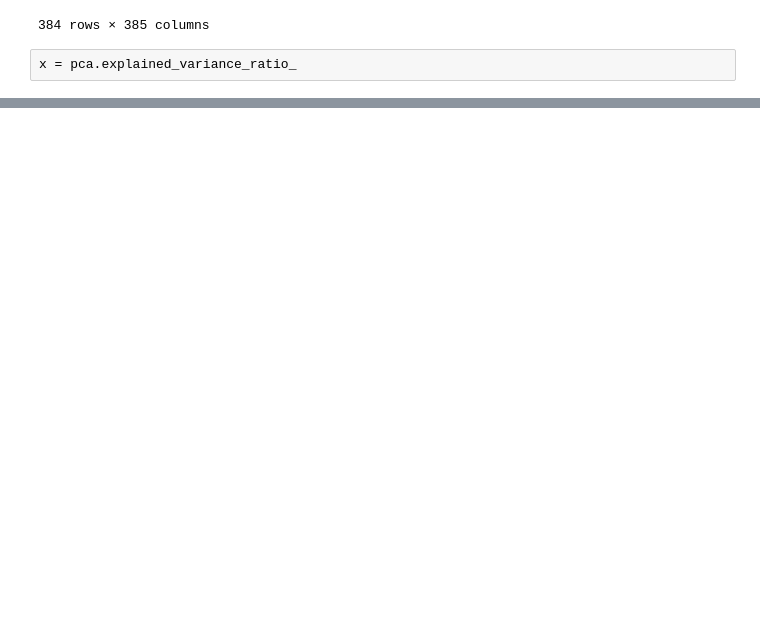
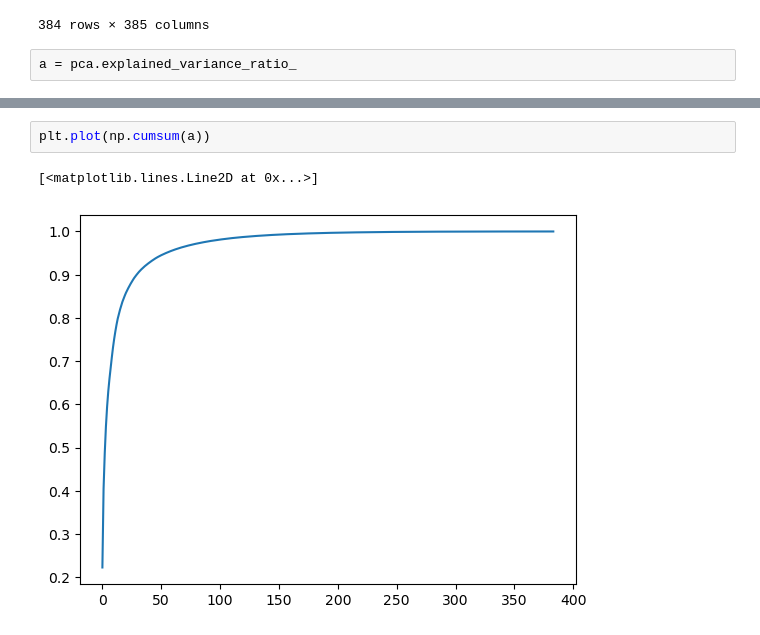
Before and after one commit to BharathiVeerasankar/Exploring-High-dimensional-Cell-painting-data, a Jupyter notebook: PCA.ipynb, the cells around one changed output, grey strips where cells are left out. Cells and saved outputs as stored; diff of their text form; blank space fills up the shorter version.

```diff
--- a/PCA.ipynb
+++ b/PCA.ipynb
@@ -172,5 +176,5 @@ finalDf
 | 383 | 8.426094 | -11.045057 | 5.479675 | -0.193524 | -0.704075 | -4.040393 | -0.406354 | 2.025244 | -1.122476 | -0.561711 | ... | ... |
 384 rows × 385 columns
 # %%
-x = pca.explained_variance_ratio_
+a = pca.explained_variance_ratio_
 # %%
@@ -184 +208,6 @@ np.min(x)
+# %%
+plt.plot(np.cumsum(a))
+# %% [output]
+[<matplotlib.lines.Line2D at 0x...>]
+[figure, added]
 # %%
```
Also changed, not shown: parts of 15 cells of this notebook.
